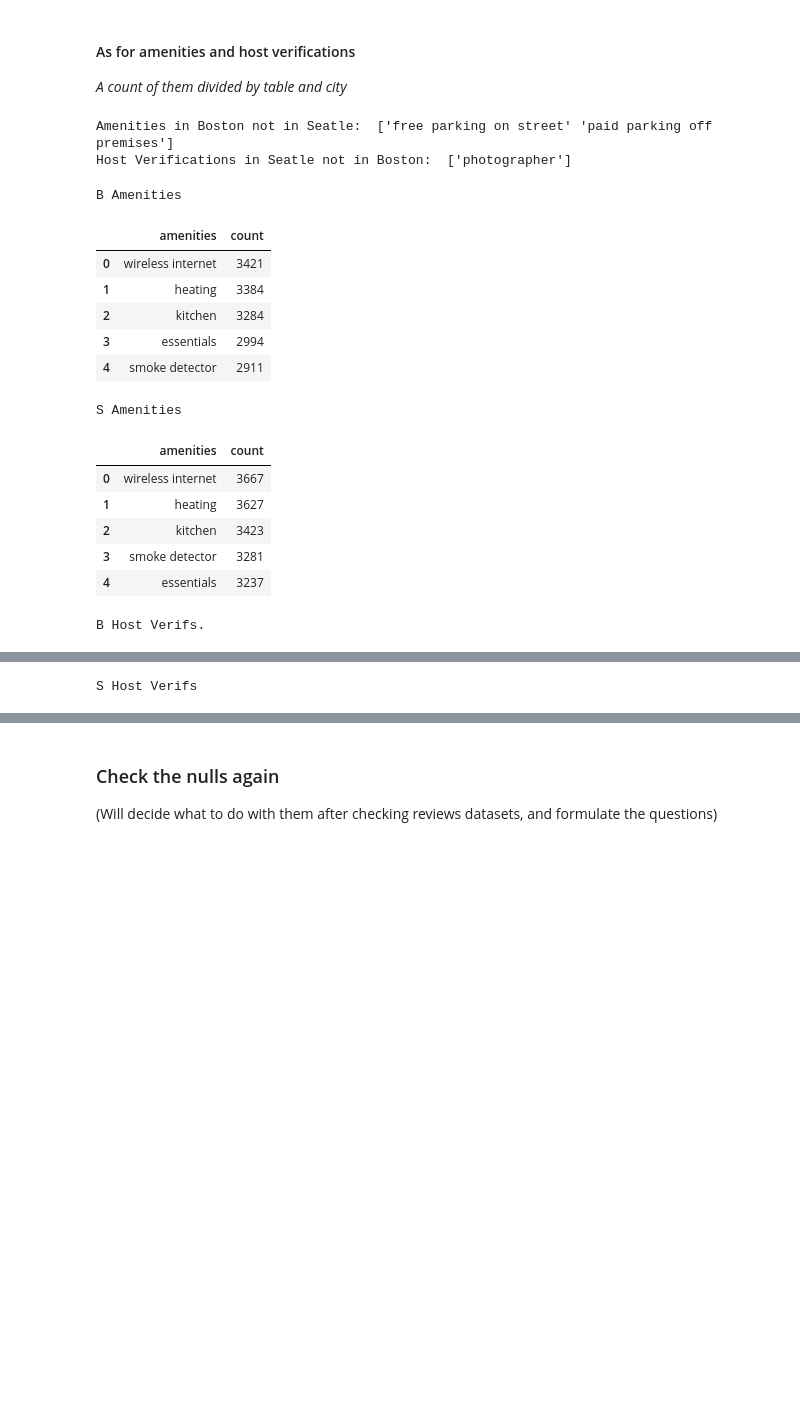
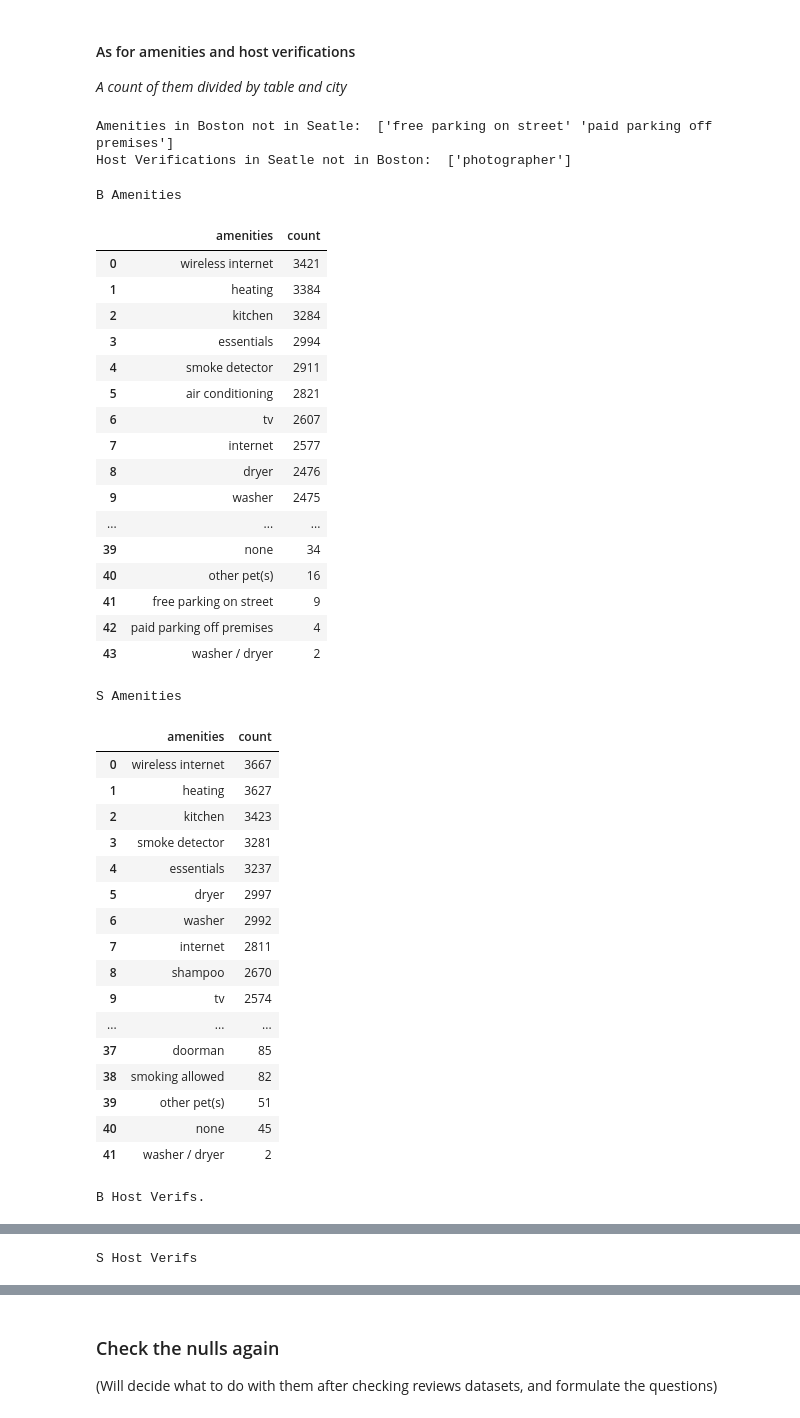
Before and after one commit to Zainy1453/Project-ND-1, a Jupyter notebook: Project 1.ipynb, the cells around one changed output, grey strips where cells are left out. Drawn from its saved outputs; the diff is of its cells as text; code cells hidden in the pictures; blank space fills up the shorter version.

```diff
--- a/Project 1.ipynb
+++ b/Project 1.ipynb
@@ -438,18 +412,6 @@ def to_parts(df, part_col):
     for part in part_col:
         df[part]= df[part].apply(to_apply)
     return df
-def to_datetime(df, datetime_cols):
-    """
-    INPUT
-    df -pandas dataframe
-    datetime_cols -list of columns to divide transform to datetime
-
-    OUTPUT
-    df - a dataframe with columns of choice transformed to datetime
-    """
-    for col in datetime_cols:
-        df[col] = pd.to_datetime(df[col])
-    return df
 ##########################################
 def to_count(df, count_cols):
     """
@@ -521,7 +483,7 @@ def items_counter(df, count_col):
 
 ###########################################################
 def applier(df1,df2,drop = True, float_=True, len_text= True, count= True,
-            items = True,parts = True, datetime= True, count_items = True):
+            items = True,parts = True , count_items = True):
     """
     INPUT
     df1,df2 - 2 pandas dataframes
@@ -545,10 +507,6 @@ def applier(df1,df2,drop = True, float_=True, len_text= True, count= True,
         df1 = to_parts(df1, part_col)
         df2 = to_parts(df2, part_col)
         break
-    while datetime:
-        df1 = to_datetime(df1,datetime_cols)
-        df2 = to_datetime(df2,datetime_cols)
-        break
     while count:
         df1 = to_count(df1, count_cols)
         df2 = to_count(df2, count_cols)
@@ -563,8 +521,6 @@ def applier(df1,df2,drop = True, float_=True, len_text= True, count= True,
         b_verifs = pd.Series(items_counter(df1,'host_verifications')).reset_index().rename(columns = {'index':'host_verifications', 0:'count'}).sort_values(by='count', ascending =False).reset_index(drop =True)
         s_verifs = pd.Series(items_counter(df2, 'host_verifications')).reset_index().rename(columns = {'index':'host_verifications', 0:'count'}).sort_values(by='count', ascending =False).reset_index(drop =True)
         break
-#     while to_dummies:
-#         df1 =
     return df1, df2, b_amens,b_verifs,s_amens,s_verifs
 # %%
 b_list_1, s_list_1, b_amens,b_verifs,s_amens,s_verifs = applier(b_list, s_list)
@@ -574,17 +530,28 @@ b_list_1, s_list_1, b_amens,b_verifs,s_amens,s_verifs = applier(b_list, s_list)
 # %%
 print("Amenities in Boston not in Seatle: ",np.setdiff1d(np.array(b_amens['amenities'].astype(str)), np.array(s_amens['amenities']),assume_unique=True))
 print("Host Verifications in Seatle not in Boston: ",np.setdiff1d(np.array(s_verifs['host_verifications']), np.array(b_verifs['host_verifications']),assume_unique=True))
-display_side_by_side(b_amens.head(), s_amens.head(),b_verifs.head(),s_verifs.head(), titles = ['B Amenities', 'S Amenities', 'B Host Verifs.', 'S Host Verifs'])
+display_side_by_side(b_amens, s_amens,b_verifs,s_verifs, titles = ['B Amenities', 'S Amenities', 'B Host Verifs.', 'S Host Verifs'])
 # %% [output]
 Amenities in Boston not in Seatle:  ['free parking on street' 'paid parking off premises']
 Host Verifications in Seatle not in Boston:  ['photographer']
 B Amenities
 |  | amenities | count |
 | 0 | wireless internet | 3421 |
 | 1 | heating | 3384 |
 | 2 | kitchen | 3284 |
 | 3 | essentials | 2994 |
 | 4 | smoke detector | 2911 |
+| 5 | air conditioning | 2821 |
+| 6 | tv | 2607 |
+| 7 | internet | 2577 |
+| 8 | dryer | 2476 |
+| 9 | washer | 2475 |
+| ... | ... | ... |
+| 39 | none | 34 |
+| 40 | other pet(s) | 16 |
+| 41 | free parking on street | 9 |
+| 42 | paid parking off premises | 4 |
+| 43 | washer / dryer | 2 |
 S Amenities
 |  | amenities | count |
 | 0 | wireless internet | 3667 |
@@ -592,6 +559,17 @@ S Amenities
 | 2 | kitchen | 3423 |
 | 3 | smoke detector | 3281 |
 | 4 | essentials | 3237 |
+| 5 | dryer | 2997 |
+| 6 | washer | 2992 |
+| 7 | internet | 2811 |
+| 8 | shampoo | 2670 |
+| 9 | tv | 2574 |
+| ... | ... | ... |
+| 37 | doorman | 85 |
+| 38 | smoking allowed | 82 |
+| 39 | other pet(s) | 51 |
+| 40 | none | 45 |
+| 41 | washer / dryer | 2 |
 B Host Verifs.
 |  | host_verifications | count |
 | 0 | phone | 3575 |
```
Also changed, not shown: parts of 22 cells of this notebook, 2 other files.
